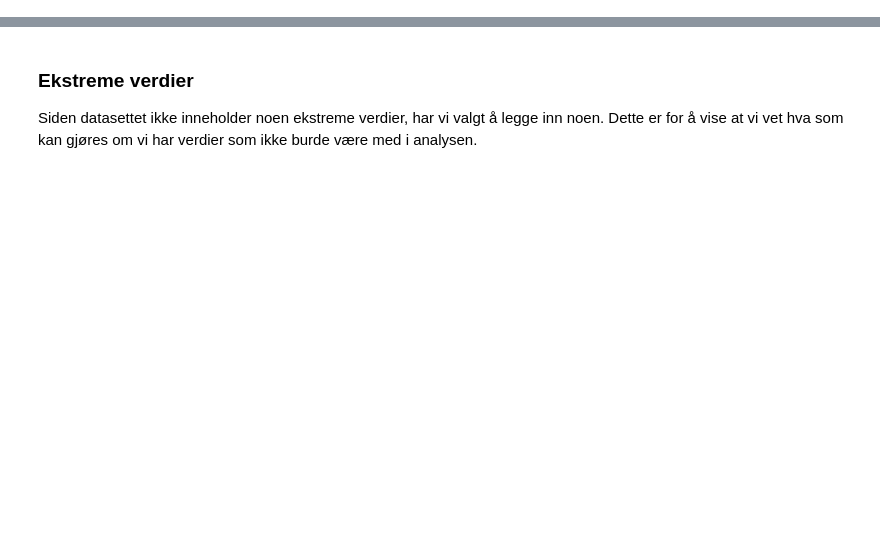
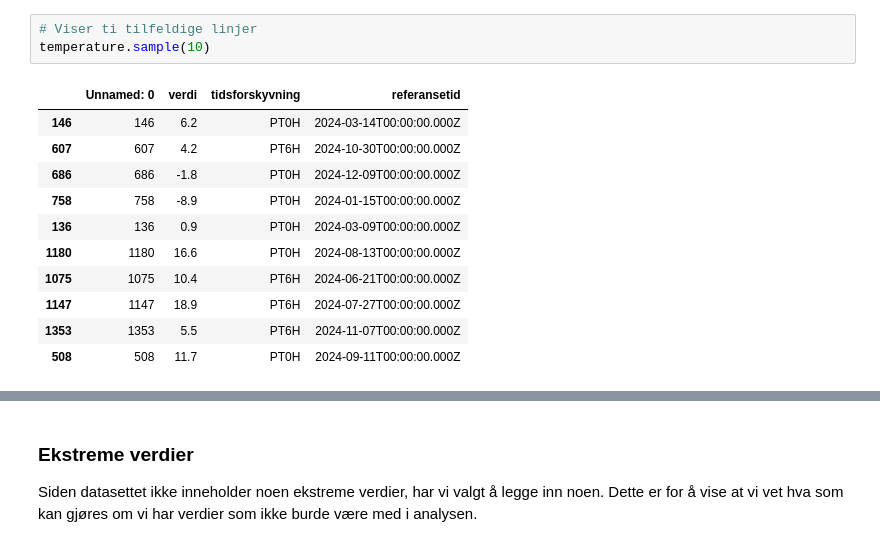
Before and after one commit to Sofihage/Milj-dataanalyse, a Jupyter notebook: notebooks/temperature.ipynb, the cells around one changed output, grey strips where cells are left out. Saved outputs shown, nothing was run; the diff lists cells and outputs as text; blank space fills up the shorter version.

Commit message:
temperature lagt inn overskrifter og jobbet med å forstå dataen

```diff
--- a/notebooks/temperature.ipynb
+++ b/notebooks/temperature.ipynb
@@ -17,0 +73,15 @@ import functions as fc
+# %%
+# Viser ti tilfeldige linjer
+temperature.sample(10)
+# %% [output]
+|  | Unnamed: 0 | verdi | tidsforskyvning | referansetid |
+| 146 | 146 | 6.2 | PT0H | 2024-03-14T00:00:00.000Z |
+| 607 | 607 | 4.2 | PT6H | 2024-10-30T00:00:00.000Z |
+| 686 | 686 | -1.8 | PT0H | 2024-12-09T00:00:00.000Z |
+| 758 | 758 | -8.9 | PT0H | 2024-01-15T00:00:00.000Z |
+| 136 | 136 | 0.9 | PT0H | 2024-03-09T00:00:00.000Z |
+| 1180 | 1180 | 16.6 | PT0H | 2024-08-13T00:00:00.000Z |
+| 1075 | 1075 | 10.4 | PT6H | 2024-06-21T00:00:00.000Z |
+| 1147 | 1147 | 18.9 | PT6H | 2024-07-27T00:00:00.000Z |
+| 1353 | 1353 | 5.5 | PT6H | 2024-11-07T00:00:00.000Z |
+| 508 | 508 | 11.7 | PT0H | 2024-09-11T00:00:00.000Z |
```
Also changed, not shown: parts of 16 cells of this notebook.
